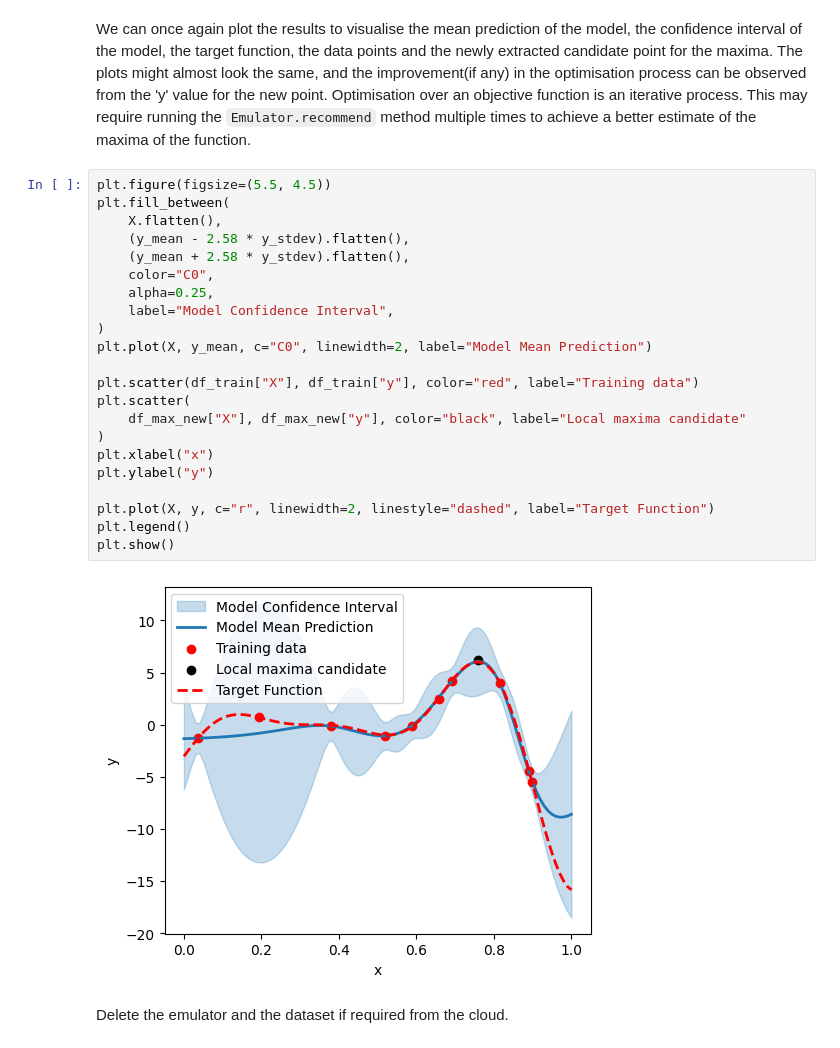
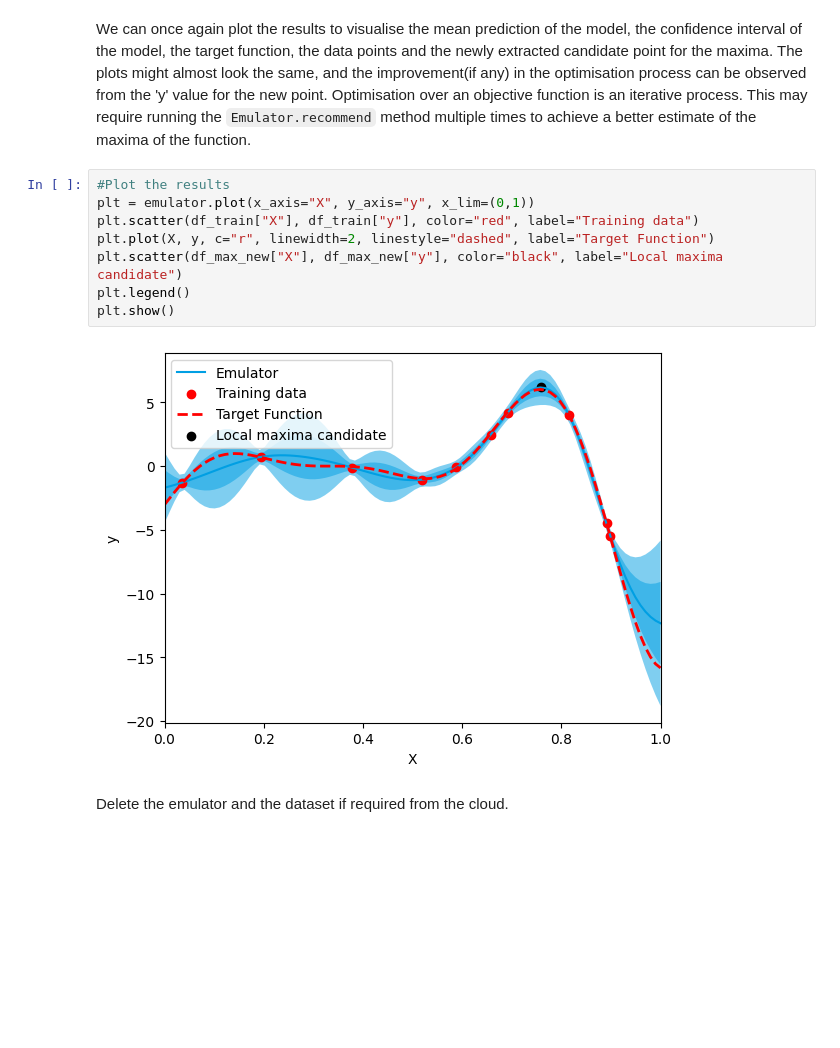
Before and after one commit to digiLab-ai/twinLab-Tutorials, a Jupyter notebook: 07-bayesian_optimisation.ipynb, the cells around one changed output. Drawn from its saved outputs; the diff is of its cells as text; blank space fills up the shorter version.

```diff
--- a/07-bayesian_optimisation.ipynb
+++ b/07-bayesian_optimisation.ipynb
@@ -158,29 +132,15 @@ print(df_max_new)
 # %% [markdown]
 We can once again plot the results to visualise the mean prediction of the model, the confidence interval of the model, the target function, the data points and the newly extracted candidate point for the maxima. The plots might almost look the same, and the improvement(if any) in the optimisation process can be observed from the 'y' value for the new point. Optimisation over an objective function is an iterative process. This may require running the `Emulator.recommend` method multiple times to achieve a better estimate of the maxima of the function.
-# %%
-plt.figure(figsize=(5.5, 4.5))
-plt.fill_between(
-    X.flatten(),
-    (y_mean - 2.58 * y_stdev).flatten(),
-    (y_mean + 2.58 * y_stdev).flatten(),
-    color="C0",
-    alpha=0.25,
-    label="Model Confidence Interval",
-)
-plt.plot(X, y_mean, c="C0", linewidth=2, label="Model Mean Prediction")
-
-plt.scatter(df_train["X"], df_train["y"], color="red", label="Training data")
-plt.scatter(
-    df_max_new["X"], df_max_new["y"], color="black", label="Local maxima candidate"
-)
-plt.xlabel("x")
-plt.ylabel("y")
-
-plt.plot(X, y, c="r", linewidth=2, linestyle="dashed", label="Target Function")
-plt.legend()
-plt.show()
-# %% [output]
-[figure, removed]
+# %%
+#Plot the results
+plt = emulator.plot(x_axis="X", y_axis="y", x_lim=(0,1))
+plt.scatter(df_train["X"], df_train["y"], color="red", label="Training data")
+plt.plot(X, y, c="r", linewidth=2, linestyle="dashed", label="Target Function")
+plt.scatter(df_max_new["X"], df_max_new["y"], color="black", label="Local maxima candidate")
+plt.legend()
+plt.show()
+# %% [output]
+[figure, added]
 # %% [markdown]
 Delete the emulator and the dataset if required from the cloud.
 # %%
```
Also changed, not shown: parts of 10 cells of this notebook, 9 other files.
